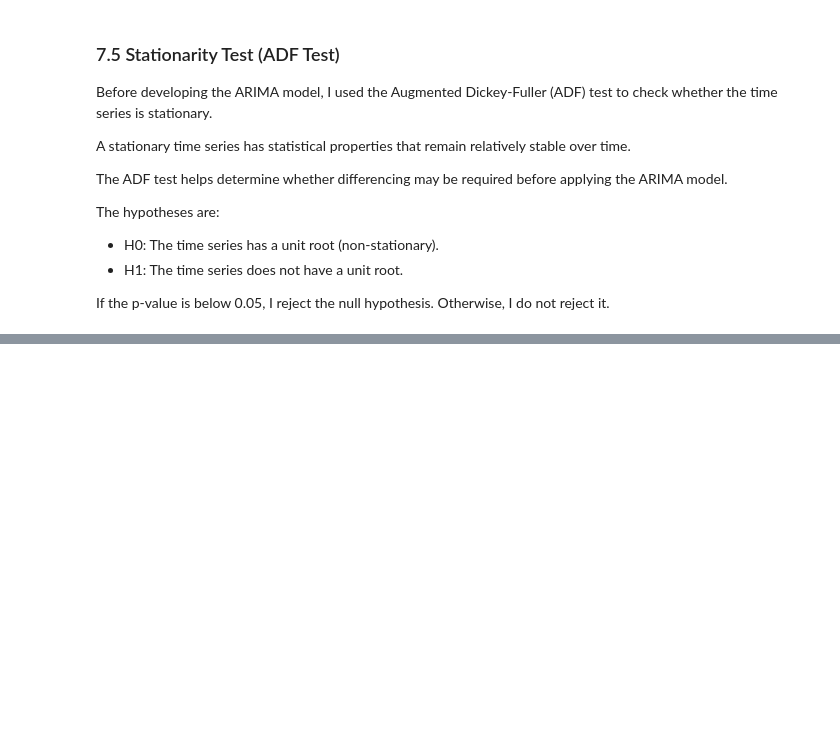
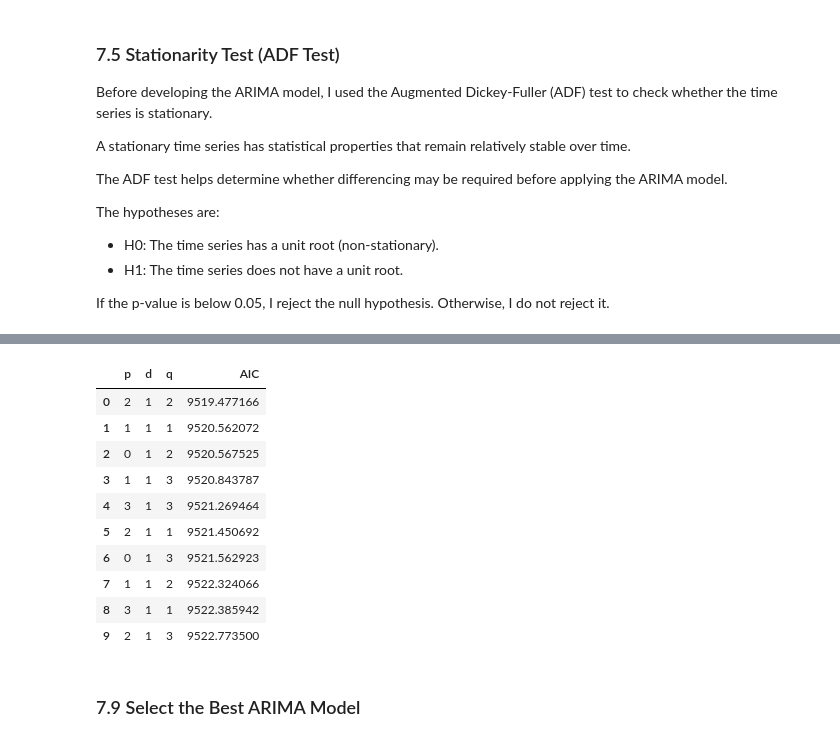
Before and after one commit to 2026059-rgb/CA1-2026059, a Jupyter notebook: notebooks/Khishigjargal_Burmaa_ca1-machine_learning_for_business.ipynb, the cells around one changed output, grey strips where cells are left out. Cells and saved outputs as stored; diff of their text form; code cells hidden in the pictures; blank space fills up the shorter version.

```diff
--- a/notebooks/Khishigjargal_Burmaa_ca1-machine_learning_for_business.ipynb
+++ b/notebooks/Khishigjargal_Burmaa_ca1-machine_learning_for_business.ipynb
@@ -649,0 +780,56 @@ If the p-value is below 0.05, I reject the null hypothesis. Otherwise, I do not
+# %%
+import pandas as pd
+import warnings
+from statsmodels.tsa.arima.model import ARIMA
+
+# Store ARIMA model results
+arima_results = []
+
+# Test different p and q values
+for p in range(4):
+    for q in range(4):
+
+        try:
+            with warnings.catch_warnings():
+                warnings.simplefilter("ignore")
+
+                model = ARIMA(
+                    train,
+                    order=(p, 1, q)
+                )
+
+                fitted_model = model.fit()
+
+            arima_results.append({
+                "p": p,
+                "d": 1,
+                "q": q,
+                "AIC": fitted_model.aic
+            })
+
+        except Exception as e:
+            print(f"ARIMA({p},1,{q}) failed: {e}")
+
+# Create results table
+arima_results_df = pd.DataFrame(arima_results)
+
+# Sort by lowest AIC
+arima_results_df = arima_results_df.sort_values(
+    by="AIC"
+).reset_index(drop=True)
+
+display(arima_results_df.head(10))
+# %% [output]
+|  | p | d | q | AIC |
+| 0 | 2 | 1 | 2 | 9519.477166 |
+| 1 | 1 | 1 | 1 | 9520.562072 |
+| 2 | 0 | 1 | 2 | 9520.567525 |
+| 3 | 1 | 1 | 3 | 9520.843787 |
+| 4 | 3 | 1 | 3 | 9521.269464 |
+| 5 | 2 | 1 | 1 | 9521.450692 |
+| 6 | 0 | 1 | 3 | 9521.562923 |
+| 7 | 1 | 1 | 2 | 9522.324066 |
+| 8 | 3 | 1 | 1 | 9522.385942 |
+| 9 | 2 | 1 | 3 | 9522.773500 |
+# %% [markdown]
+### 7.9 Select the Best ARIMA Model
```
Also changed, not shown: parts of 15 cells of this notebook.
